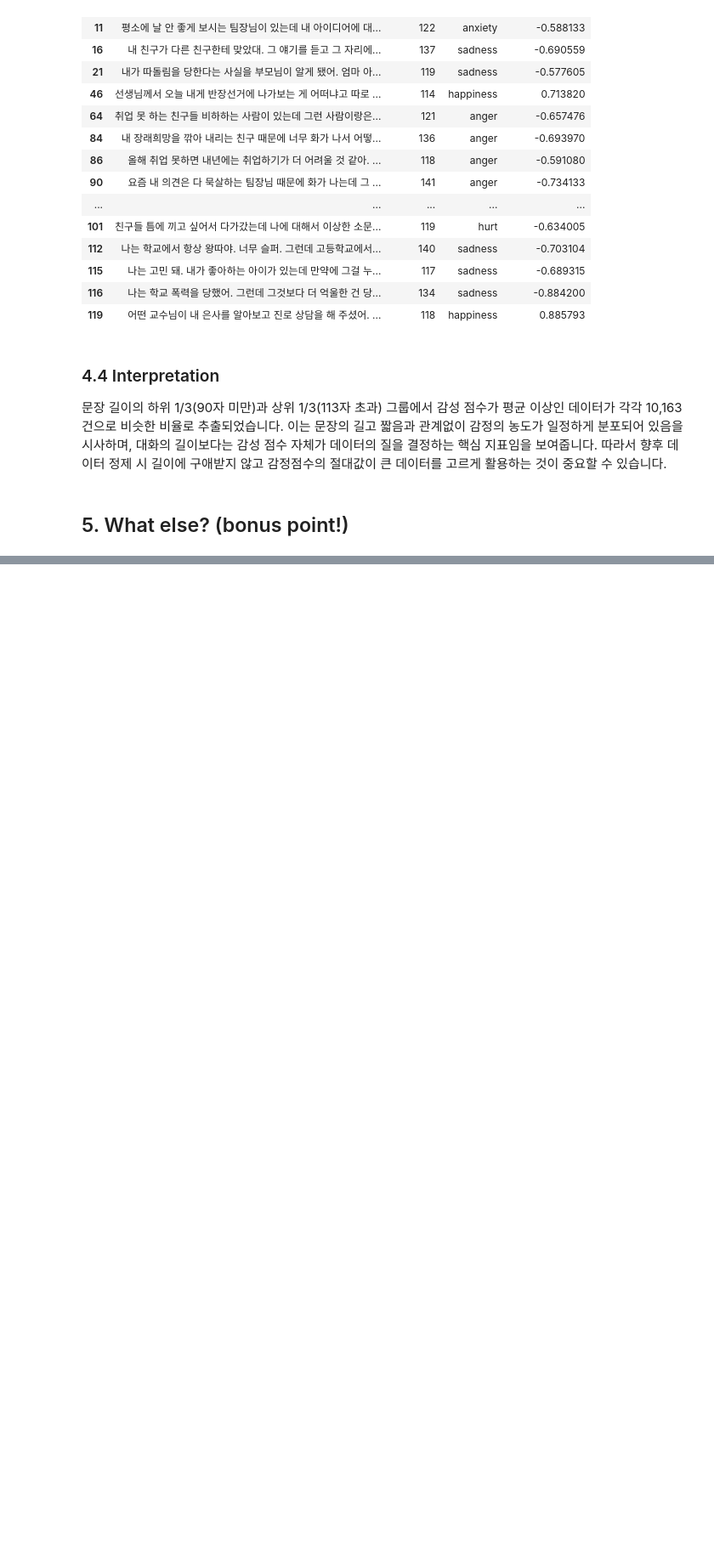
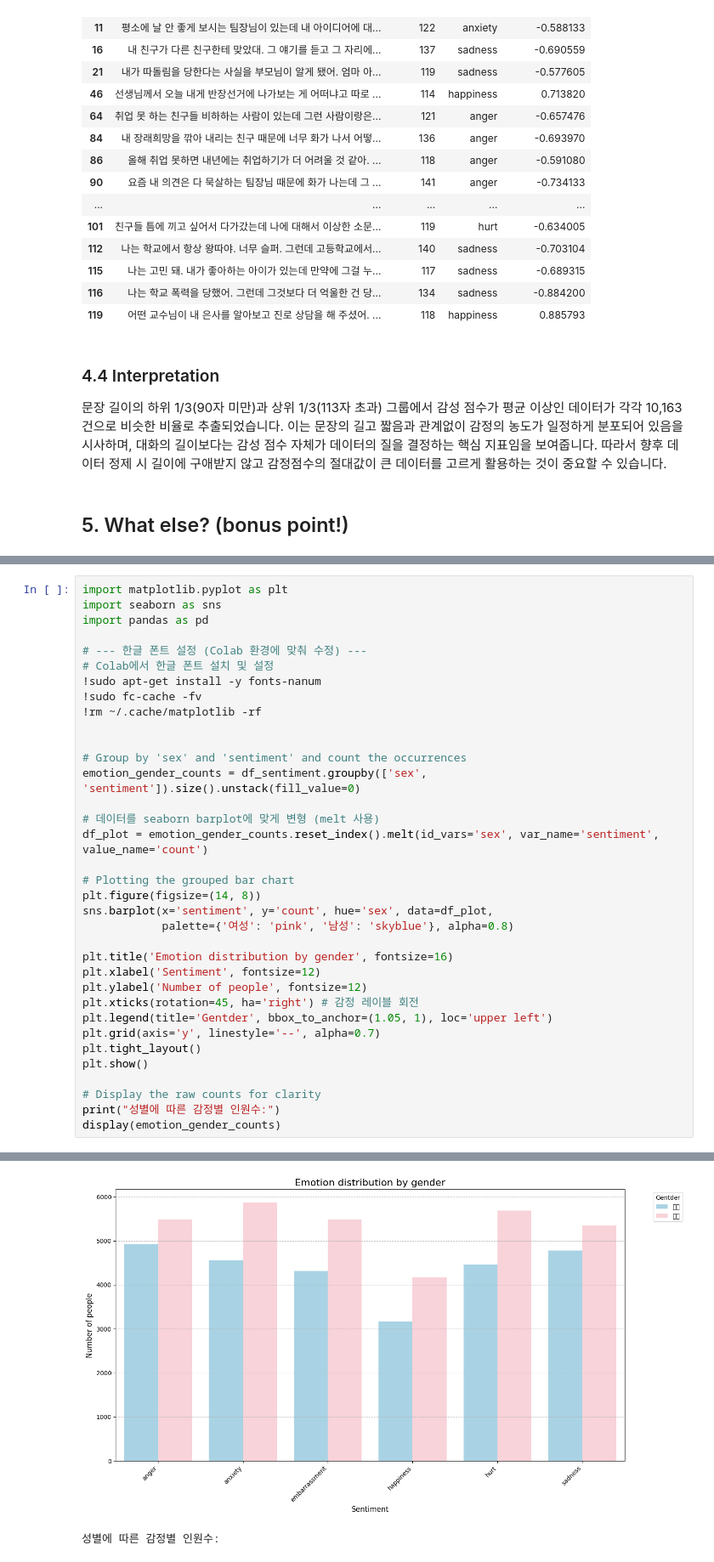
Before and after one commit to 202503660-ai/NLP_for_SocialScience, a Jupyter notebook: asgmt1_explore_your_dataset.ipynb, the cells around one changed output, grey strips where cells are left out. Shown at 85% size. Cells and saved outputs as stored; diff of their text form; blank space fills up the shorter version.

Commit message:
Colab을 통해 생성됨

```diff
--- a/asgmt1_explore_your_dataset.ipynb
+++ b/asgmt1_explore_your_dataset.ipynb
@@ -716,0 +871,36 @@ long & highly rated (평균 감성 점수 초과): 10206
+# %%
+import matplotlib.pyplot as plt
+import seaborn as sns
+import pandas as pd
+
+# --- 한글 폰트 설정 (Colab 환경에 맞춰 수정) ---
+# Colab에서 한글 폰트 설치 및 설정
+!sudo apt-get install -y fonts-nanum
+!sudo fc-cache -fv
+!rm ~/.cache/matplotlib -rf
+
+
+# Group by 'sex' and 'sentiment' and count the occurrences
+emotion_gender_counts = df_sentiment.groupby(['sex', 'sentiment']).size().unstack(fill_value=0)
+
+# 데이터를 seaborn barplot에 맞게 변형 (melt 사용)
+df_plot = emotion_gender_counts.reset_index().melt(id_vars='sex', var_name='sentiment', value_name='count')
+
+# Plotting the grouped bar chart
+plt.figure(figsize=(14, 8))
+sns.barplot(x='sentiment', y='count', hue='sex', data=df_plot,
+            palette={'여성': 'pink', '남성': 'skyblue'}, alpha=0.8)
+
+plt.title('Emotion distribution by gender', fontsize=16)
+plt.xlabel('Sentiment', fontsize=12)
+plt.ylabel('Number of people', fontsize=12)
+plt.xticks(rotation=45, ha='right') # 감정 레이블 회전
+plt.legend(title='Gentder', bbox_to_anchor=(1.05, 1), loc='upper left')
+plt.grid(axis='y', linestyle='--', alpha=0.7)
+plt.tight_layout()
+plt.show()
+
+# Display the raw counts for clarity
+print("성별에 따른 감정별 인원수:")
+display(emotion_gender_counts)
+# %% [output]
@@ -716,0 +941,2 @@ long & highly rated (평균 감성 점수 초과): 10206
+[figure, added]
+성별에 따른 감정별 인원수:
```
Also changed, not shown: parts of 9 cells of this notebook.
